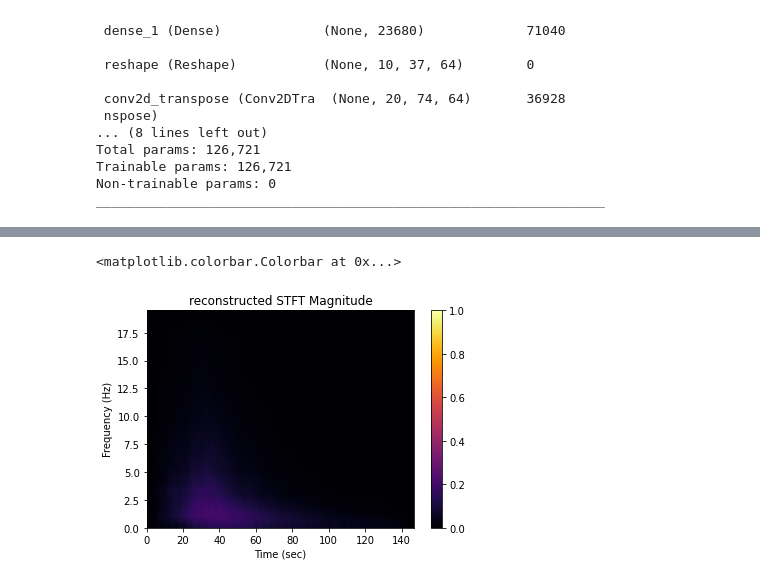
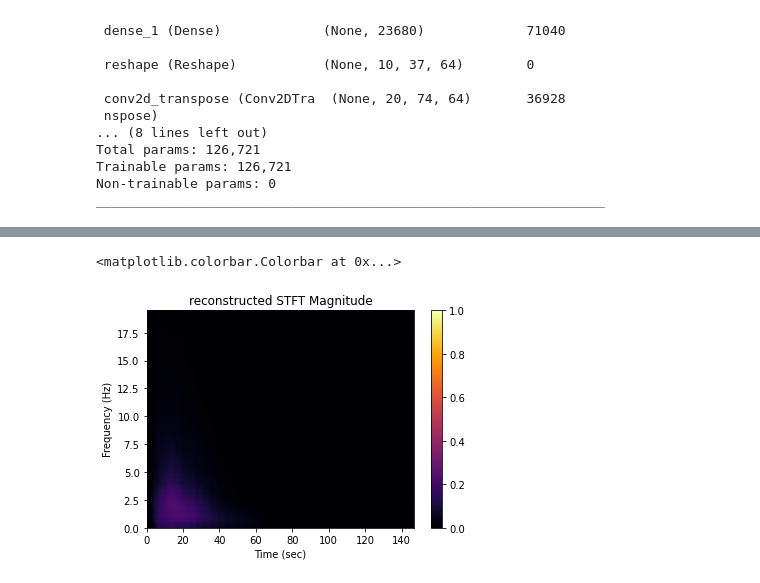
Before and after one commit to chhsiao93/research, a Jupyter notebook: VAE/VAE.ipynb, the cells around one changed output, grey strips where cells are left out. Drawn from its saved outputs; the diff is of its cells as text; code cells hidden in the pictures.

```diff
--- a/VAE/VAE.ipynb
+++ b/VAE/VAE.ipynb
@@ -235,11 +238,11 @@ plot_label_clusters(vae, X_all, y_all, 'Rrup(km)')
 # %%
-pred = vae.decoder.predict([[-1, -1]])
+pred = vae.decoder.predict([[-5, -2]])
 
 im = plt.pcolormesh(t, f, pred.reshape(40,148), vmin=0, vmax=1, shading='gouraud', cmap='inferno')
 plt.title('reconstructed STFT Magnitude')
 plt.ylabel('Frequency (Hz)')
 plt.xlabel('Time (sec)')
 plt.colorbar(im)
 # %% [output]
 <matplotlib.colorbar.Colorbar at 0x...>
-[figure, old version]
+[figure, new version]
```
Also changed, not shown: parts of 10 cells of this notebook.
